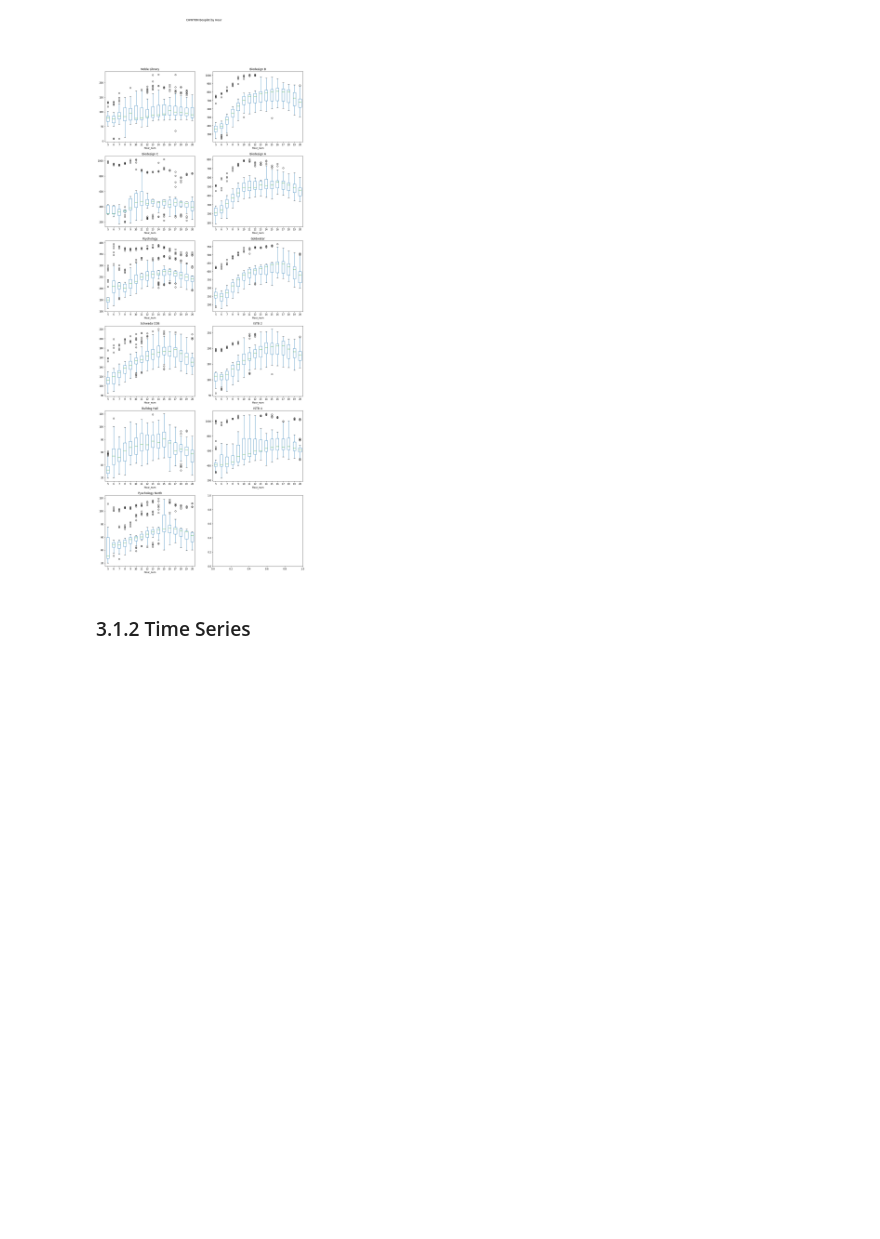
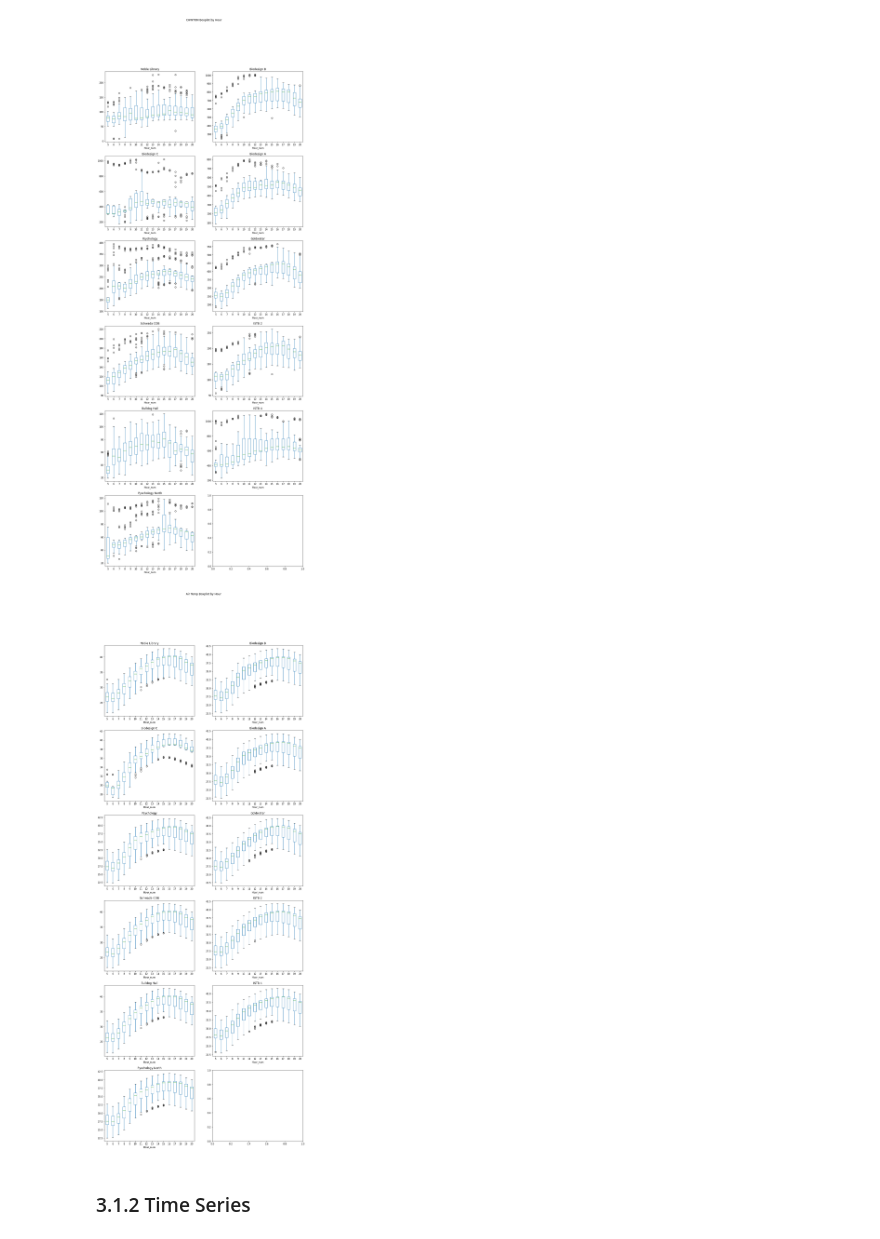
Before and after one commit to freecode23/microclimate-effects, a Jupyter notebook: microclimate_model/ML_Models2.ipynb, the cells around one changed output. Saved outputs shown, nothing was run; the diff lists cells and outputs as text; code cells hidden in the pictures; blank space fills up the shorter version.

```diff
--- a/microclimate_model/ML_Models2.ipynb
+++ b/microclimate_model/ML_Models2.ipynb
@@ -194,28 +194,34 @@ BldgName = ["Noble Library","Biodesign B","Biodesign C",
               "ISTB 4", "Pyschology North"]
 # %%
 #Create CHWTON boxplots for all buildings #
-# 1. create firgure for 4 rows 3 columns
-row_size = 6
-column_size = 2
-fig, ax = plt.subplots(row_size, column_size, figsize = (15,40))
+def createBoxPlot(df, columnName, BldgName):
+    row_size = 6
+    column_size = 2
+    fig, ax = plt.subplots(row_size, column_size, figsize = (15,40))
 
-i = 0
-while i < (len(Bldg)):
-    for row in range(row_size):
-        for col in range(column_size):
-            if i < len(Bldg):
-                Bldg[i].boxplot(by='Hour_num',
-                                column=['CHWTON'],
-                                grid = False,
-                                figsize = (5,5),
-                                ax = ax[row,col] )
-                ax[row,col].title.set_text(BldgName[i])
-                i += 1
+    i = 0
+    while i < (len(df)):
+        for row in range(row_size):
+            for col in range(column_size):
+                if i < len(df):
+                    df[i].boxplot(by='Hour_num',
+                                    column=[columnName],
+                                    grid = False,
+                                    figsize = (5,5),
+                                    ax = ax[row,col] )
+                    ax[row,col].title.set_text(BldgName[i])
+                    i += 1
 
-fig.suptitle('CHWTON Boxplot by Hour')
-plt.show()
+    fig.suptitle(columnName + ' Boxplot by Hour')
+    plt.show()
+
+createBoxPlot(Bldg, 'CHWTON', BldgName)
 # %% [output]
 [figure]
+# %%
+createBoxPlot(Bldg, 'Air Temp', BldgName)
+# %% [output]
+[figure, added]
 # %% [markdown]
 ### 3.1.2 Time Series
 # %%
```
Also changed, not shown: parts of 1 cell of this notebook, 1 other file.
